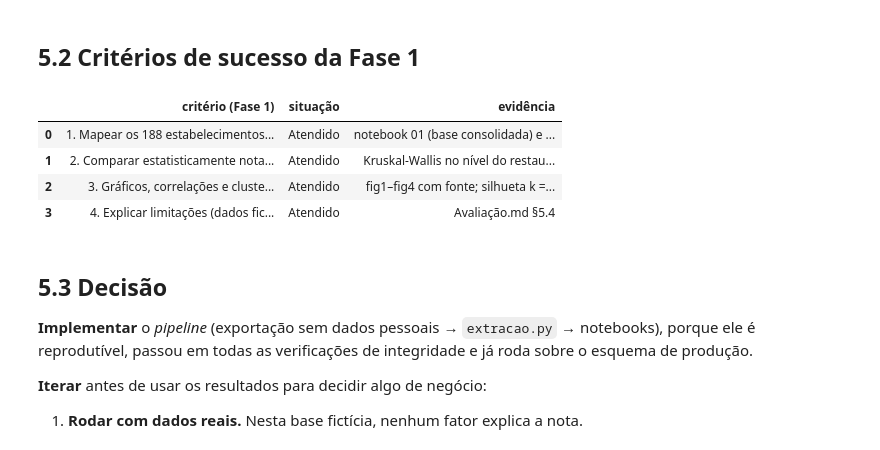
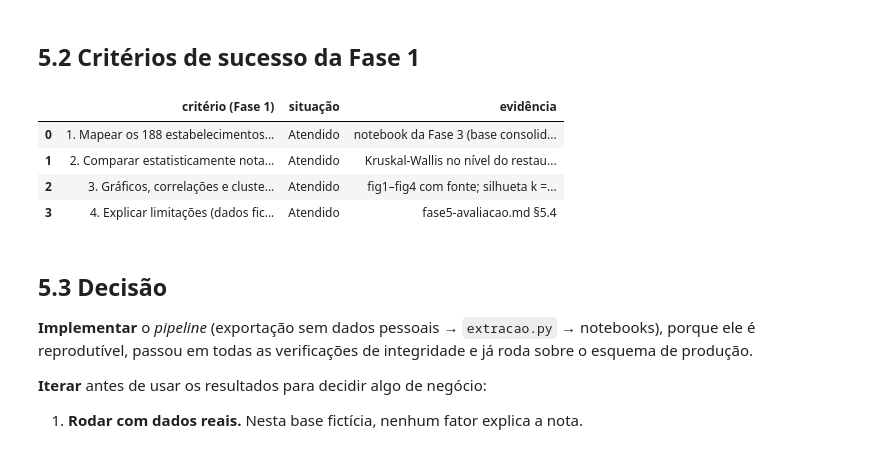
Before and after one commit to gabriellandimdonadel/aprendizado-maquina-udf, a Jupyter notebook: crisp-dm/notebooks/fase5-avaliacao.ipynb, the cells around one changed output. Cells and saved outputs as stored; diff of their text form; code cells hidden in the pictures.

Commit message:
Reúne as fases 1 a 6 do CRISP-DM na pasta crisp-dm

```diff
--- a/Projeto_datascience/notebooks/03_avaliacao.ipynb
+++ b/crisp-dm/notebooks/fase5-avaliacao.ipynb
@@ -92,21 +92,21 @@ verif
 # %%
 testes = pd.read_csv(PROCESSADOS / "testes_kruskal.csv")
 criterios = pd.DataFrame([
     {"critério (Fase 1)": "1. Mapear os 188 estabelecimentos e as 1.751 avaliações", "situação": "Atendido",
-     "evidência": "notebook 01 (base consolidada) e fig1/fig2"},
+     "evidência": "notebook da Fase 3 (base consolidada) e fig1/fig2"},
     {"critério (Fase 1)": "2. Comparar estatisticamente notas e engajamento entre experiências e faixas", "situação": "Atendido",
      "evidência": f"Kruskal-Wallis no nível do restaurante: vibe p = {testes.loc[0, 'p (restaurante)']:.2f}, faixa p = {testes.loc[1, 'p (restaurante)']:.2f}; simulação de 500 buscas"},
     {"critério (Fase 1)": "3. Gráficos, correlações e clusters com fonte e parâmetros", "situação": "Atendido",
      "evidência": f"fig1–fig4 com fonte; silhueta k = 2..5: {resumo['silhueta']} (estrutura fraca, declarada)"},
-    {"critério (Fase 1)": "4. Explicar limitações (dados fictícios, autodeclaração)", "situação": "Atendido", "evidência": "Avaliação.md §5.4"},
+    {"critério (Fase 1)": "4. Explicar limitações (dados fictícios, autodeclaração)", "situação": "Atendido", "evidência": "fase5-avaliacao.md §5.4"},
 ])
 criterios
 # %% [output]
 |  | critério (Fase 1) | situação | evidência |
-| 0 | 1. Mapear os 188 estabelecimentos... | Atendido | notebook 01 (base consolidada) e ... |
+| 0 | 1. Mapear os 188 estabelecimentos... | Atendido | notebook da Fase 3 (base consolid... |
 | 1 | 2. Comparar estatisticamente nota... | Atendido | Kruskal-Wallis no nível do restau... |
 | 2 | 3. Gráficos, correlações e cluste... | Atendido | fig1–fig4 com fonte; silhueta k =... |
-| 3 | 4. Explicar limitações (dados fic... | Atendido | Avaliação.md §5.4 |
+| 3 | 4. Explicar limitações (dados fic... | Atendido | fase5-avaliacao.md §5.4 |
 # %% [markdown]
 ## 5.3 Decisão
 
```
Also changed, not shown: parts of 2 cells of this notebook, 58 other files.
